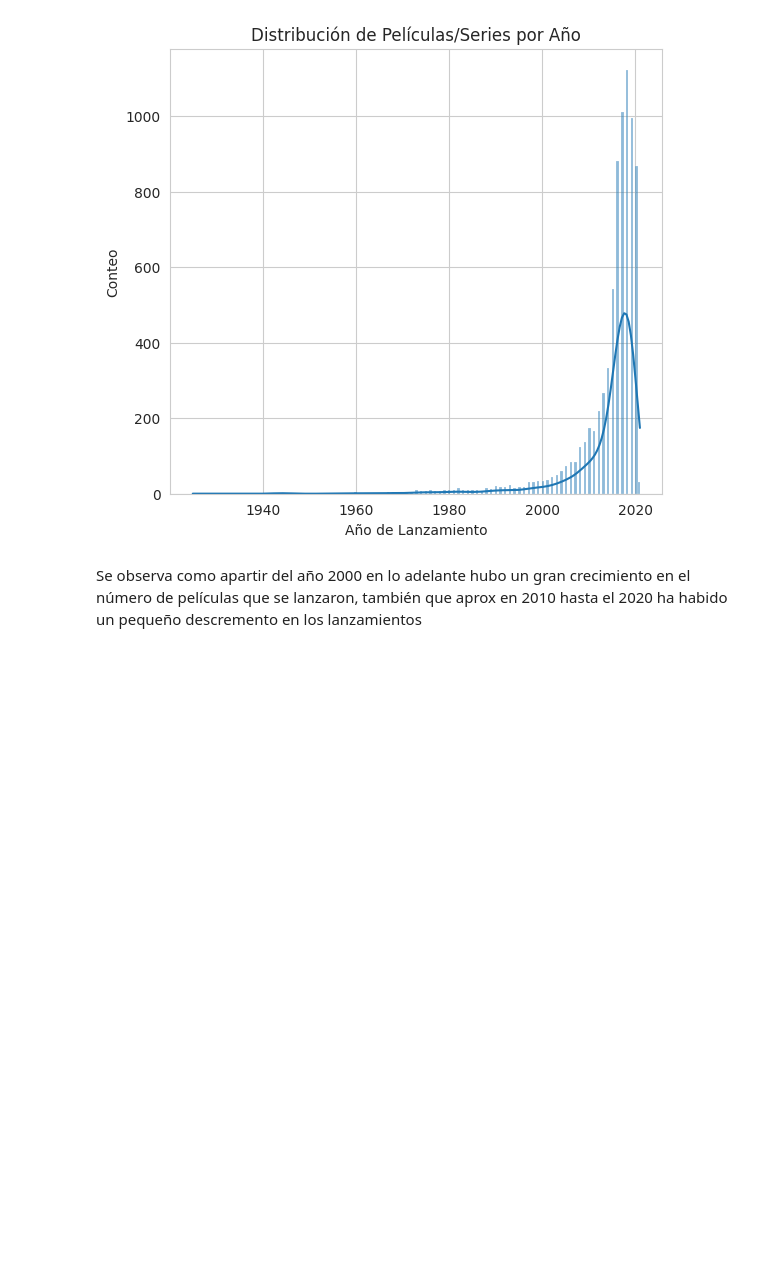
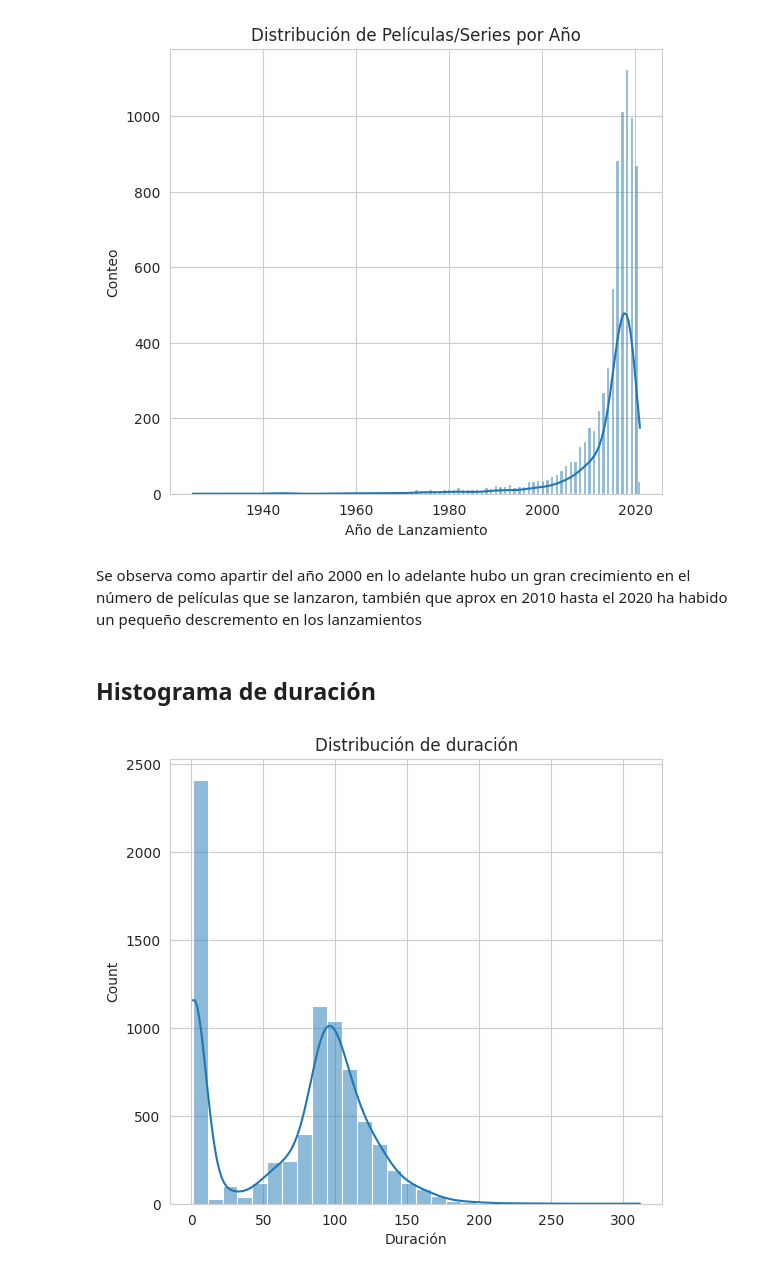
Before and after one commit to ItzelPF/Visualizacion_Datos, a Jupyter notebook: NetFlix.ipynb, the cells around one changed output. Saved outputs shown, nothing was run; the diff lists cells and outputs as text; code cells hidden in the pictures; blank space fills up the shorter version.

```diff
--- a/NetFlix.ipynb
+++ b/NetFlix.ipynb
@@ -265,3 +295,18 @@ plt.show()
 [figure]
 # %% [markdown]
 Se observa como apartir del año 2000 en lo adelante hubo un gran crecimiento en el número de películas que se lanzaron, también que aprox en 2010 hasta el 2020 ha habido un pequeño descremento en los lanzamientos
+# %% [markdown]
+## Histograma de duración
+# %%
+plt.figure(figsize=(16, 10))
+sns.set_style("whitegrid")
+
+plt.subplot(2, 3, 1)
+sns.histplot(df['duration'], kde=True)
+plt.title('Distribución de duración')
+plt.xlabel('Duración')
+
+plt.tight_layout()
+plt.show()
+# %% [output]
+[figure, added]
```
Also changed, not shown: parts of 19 cells of this notebook.
